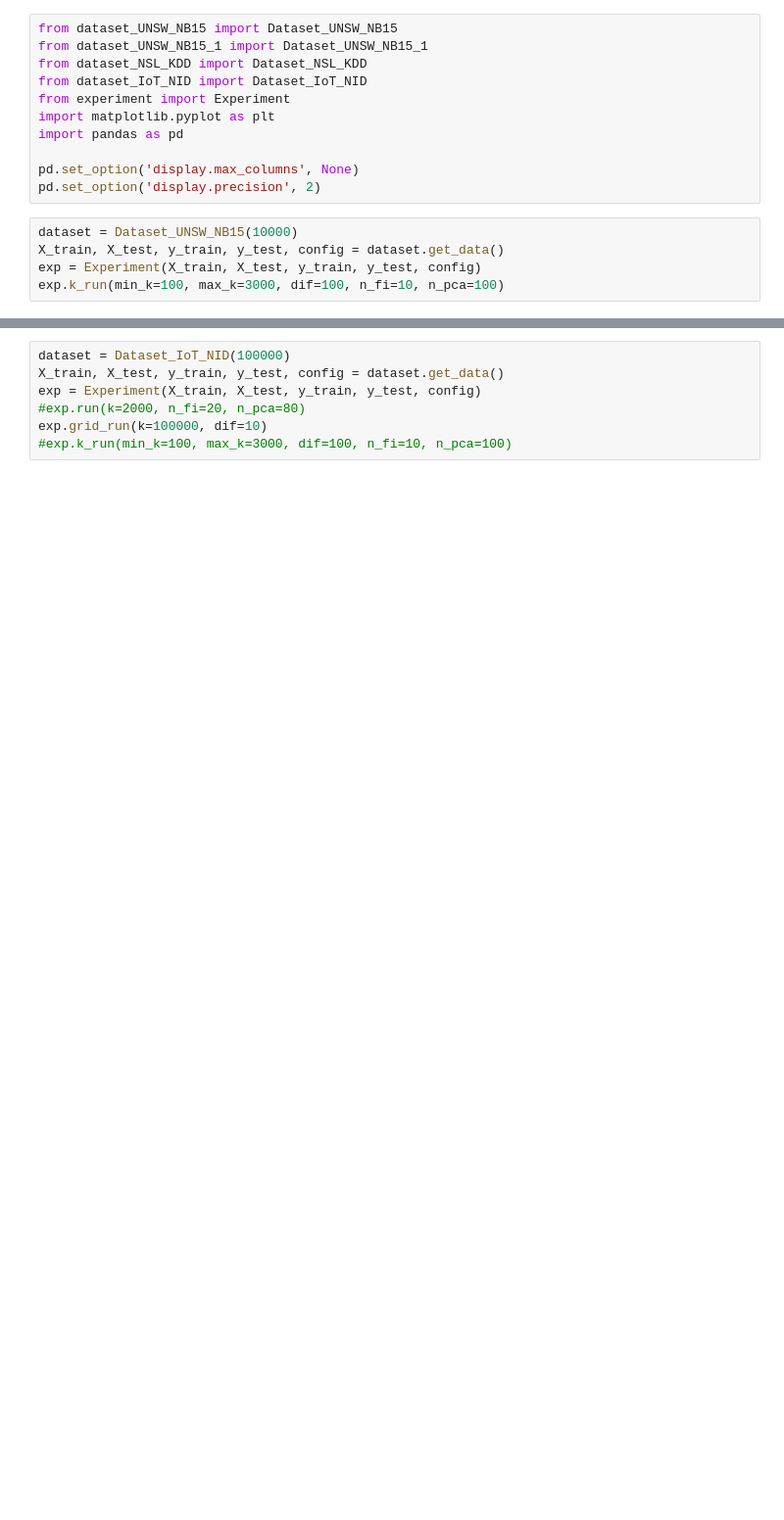
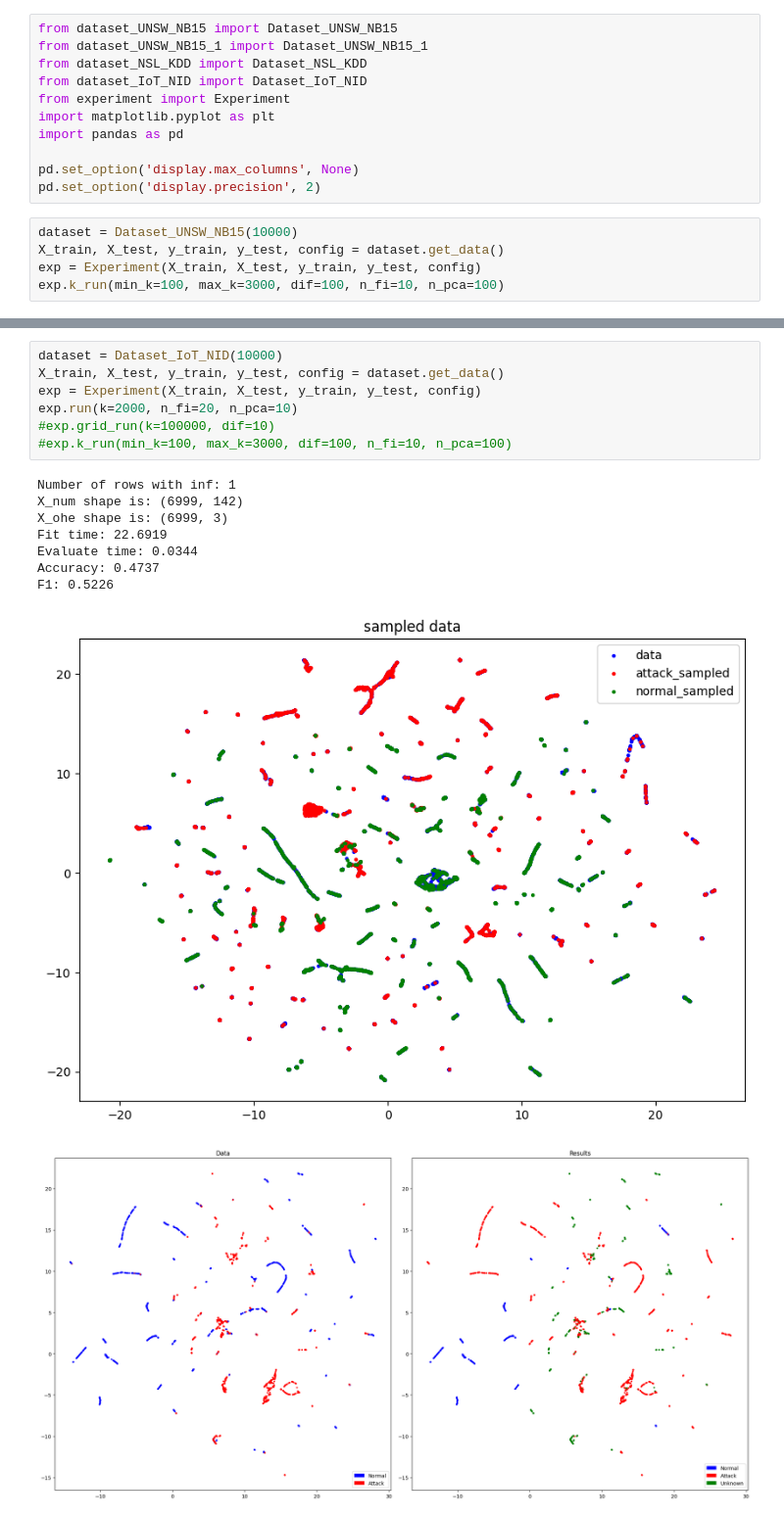
Before and after one commit to Sugata10723/IDS_IoT, a Jupyter notebook: main.ipynb, the cells around one changed output, grey strips where cells are left out. Shown at 98% size. Drawn from its saved outputs; the diff is of its cells as text; blank space fills up the shorter version.

```diff
--- a/main.ipynb
+++ b/main.ipynb
@@ -40,7 +52,17 @@ exp.grid_run(k=100000, dif=10)
 # %%
-dataset = Dataset_IoT_NID(100000)
+dataset = Dataset_IoT_NID(10000)
 X_train, X_test, y_train, y_test, config = dataset.get_data()
 exp = Experiment(X_train, X_test, y_train, y_test, config)
-#exp.run(k=2000, n_fi=20, n_pca=80)
-exp.grid_run(k=100000, dif=10)
+exp.run(k=2000, n_fi=20, n_pca=10)
+#exp.grid_run(k=100000, dif=10)
 #exp.k_run(min_k=100, max_k=3000, dif=100, n_fi=10, n_pca=100)
+# %% [output]
+Number of rows with inf: 1
+X_num shape is: (6999, 142)
+X_ohe shape is: (6999, 3)
+Fit time: 22.6919
+Evaluate time: 0.0344
+Accuracy: 0.4737
+F1: 0.5226
+[figure, added]
+[figure, added]
```
Also changed, not shown: parts of 3 cells of this notebook, 5 other files.
